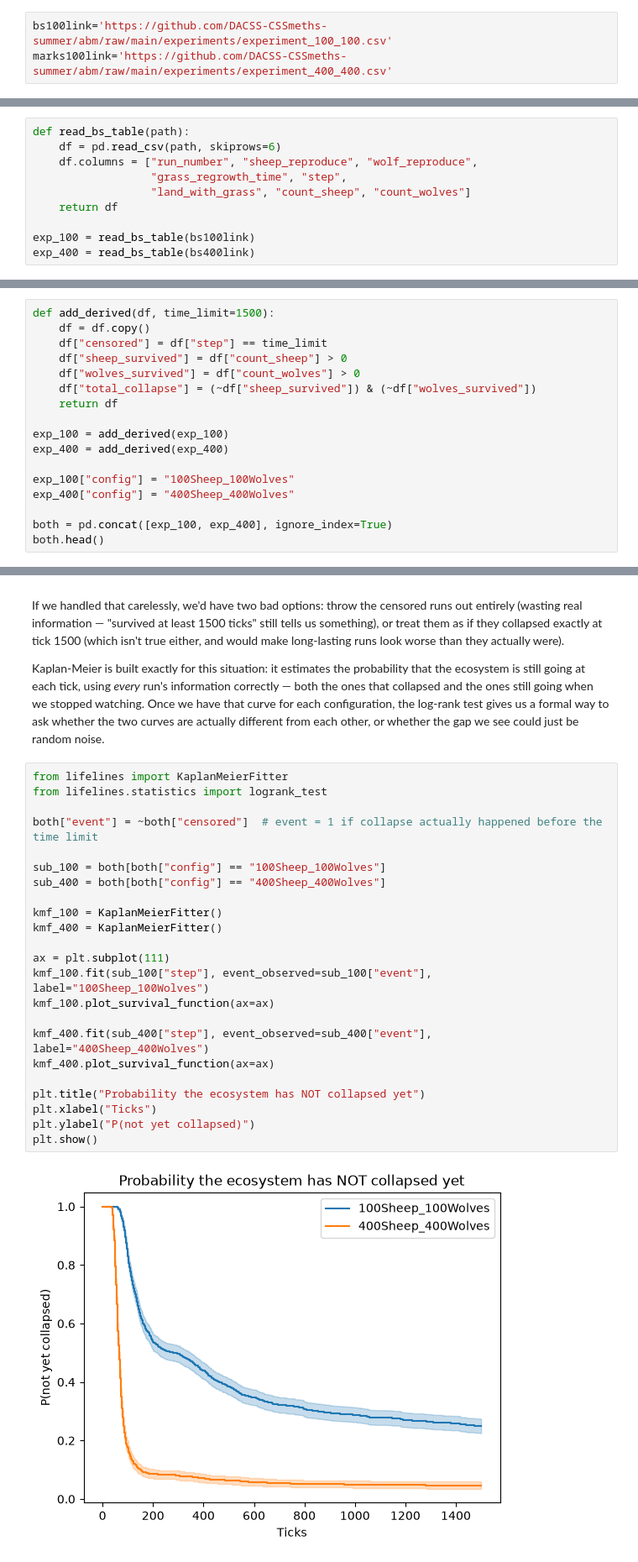
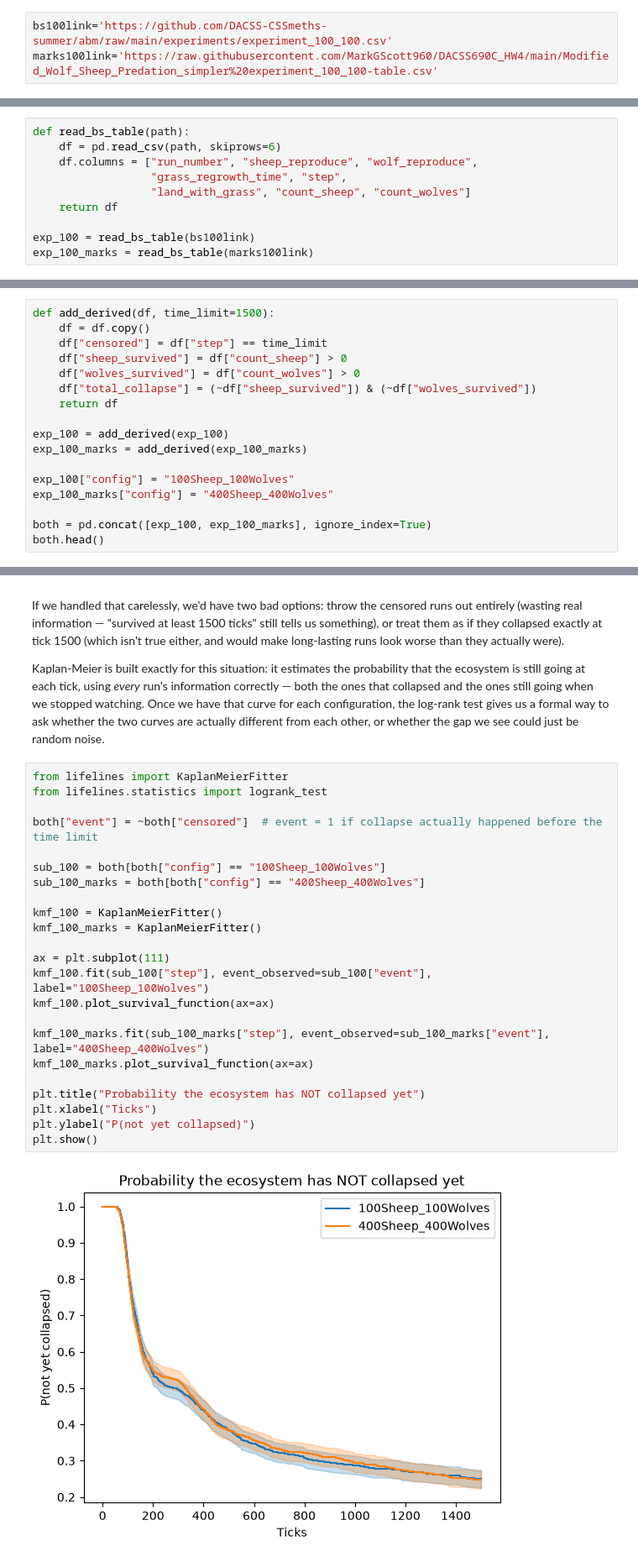
Before and after one commit to MarkGScott960/DACSS690C_HW4, a Jupyter notebook: wolves_sheep_BS_comparison.ipynb, the cells around one changed output, grey strips where cells are left out. Shown at 84% size. Cells and saved outputs as stored; diff of their text form.

```diff
--- a/wolves_sheep_BS_comparison.ipynb
+++ b/wolves_sheep_BS_comparison.ipynb
@@ -6,4 +6,4 @@ Comparing **100 sheep / 100 wolves** vs **400 sheep / 400 wolves** — same mode
 ## Data links:
 # %%
 bs100link='https://github.com/DACSS-CSSmeths-summer/abm/raw/main/experiments/experiment_100_100.csv'
-marks100link='https://github.com/DACSS-CSSmeths-summer/abm/raw/main/experiments/experiment_400_400.csv'
+marks100link='https://raw.githubusercontent.com/MarkGScott960/DACSS690C_HW4/main/Modified_Wolf_Sheep_Predation_simpler%20experiment_100_100-table.csv'
@@ -28,7 +26,7 @@ def read_bs_table(path):
     return df
 
 exp_100 = read_bs_table(bs100link)
-exp_400 = read_bs_table(bs400link)
+exp_100_marks = read_bs_table(marks100link)
 # %% [markdown]
 Take a look:
 # %%
@@ -87,12 +83,12 @@ def add_derived(df, time_limit=1500):
     return df
 
 exp_100 = add_derived(exp_100)
-exp_400 = add_derived(exp_400)
+exp_100_marks = add_derived(exp_100_marks)
 
 exp_100["config"] = "100Sheep_100Wolves"
-exp_400["config"] = "400Sheep_400Wolves"
+exp_100_marks["config"] = "400Sheep_400Wolves"
 
-both = pd.concat([exp_100, exp_400], ignore_index=True)
+both = pd.concat([exp_100, exp_100_marks], ignore_index=True)
 both.head()
 # %% [output]
 |  | run_number | sheep_reproduce | wolf_reproduce | grass_regrowth_time | step | land_with_grass | ... |
@@ -176,28 +172,28 @@ Kaplan-Meier is built exactly for this situation: it estimates the probability t
 # %%
 from lifelines import KaplanMeierFitter
 from lifelines.statistics import logrank_test
 
 both["event"] = ~both["censored"]  # event = 1 if collapse actually happened before the time limit
 
 sub_100 = both[both["config"] == "100Sheep_100Wolves"]
-sub_400 = both[both["config"] == "400Sheep_400Wolves"]
+sub_100_marks = both[both["config"] == "400Sheep_400Wolves"]
 
 kmf_100 = KaplanMeierFitter()
-kmf_400 = KaplanMeierFitter()
+kmf_100_marks = KaplanMeierFitter()
 
 ax = plt.subplot(111)
 kmf_100.fit(sub_100["step"], event_observed=sub_100["event"], label="100Sheep_100Wolves")
 kmf_100.plot_survival_function(ax=ax)
 
-kmf_400.fit(sub_400["step"], event_observed=sub_400["event"], label="400Sheep_400Wolves")
-kmf_400.plot_survival_function(ax=ax)
+kmf_100_marks.fit(sub_100_marks["step"], event_observed=sub_100_marks["event"], label="400Sheep_400Wolves")
+kmf_100_marks.plot_survival_function(ax=ax)
 
 plt.title("Probability the ecosystem has NOT collapsed yet")
 plt.xlabel("Ticks")
 plt.ylabel("P(not yet collapsed)")
 plt.show()
 # %% [output]
-[figure, old version]
+[figure, new version]
 # %% [markdown]
 **ANALYSIS 3:** the two curves separate almost immediately and never come back together. By around tick 100, `400Sheep_400Wolves` (orange) has already dropped below 0.2, while `100Sheep_100Wolves` (blue) is still above 0.6. By the end (tick 1500), orange has flattened out near 0.05 — matching the ~4.6% sheep-survival rate we found earlier — while blue settles around 0.25–0.27, matching the ~25% we found back in the summary table. The shaded bands are confidence intervals; notice they widen the further right you go, especially for the blue curve, because fewer runs are still "at risk" (haven't collapsed yet) that far out, so there's more uncertainty about the true probability at that point.
 
```
Also changed, not shown: parts of 6 cells of this notebook, 3 other files.
